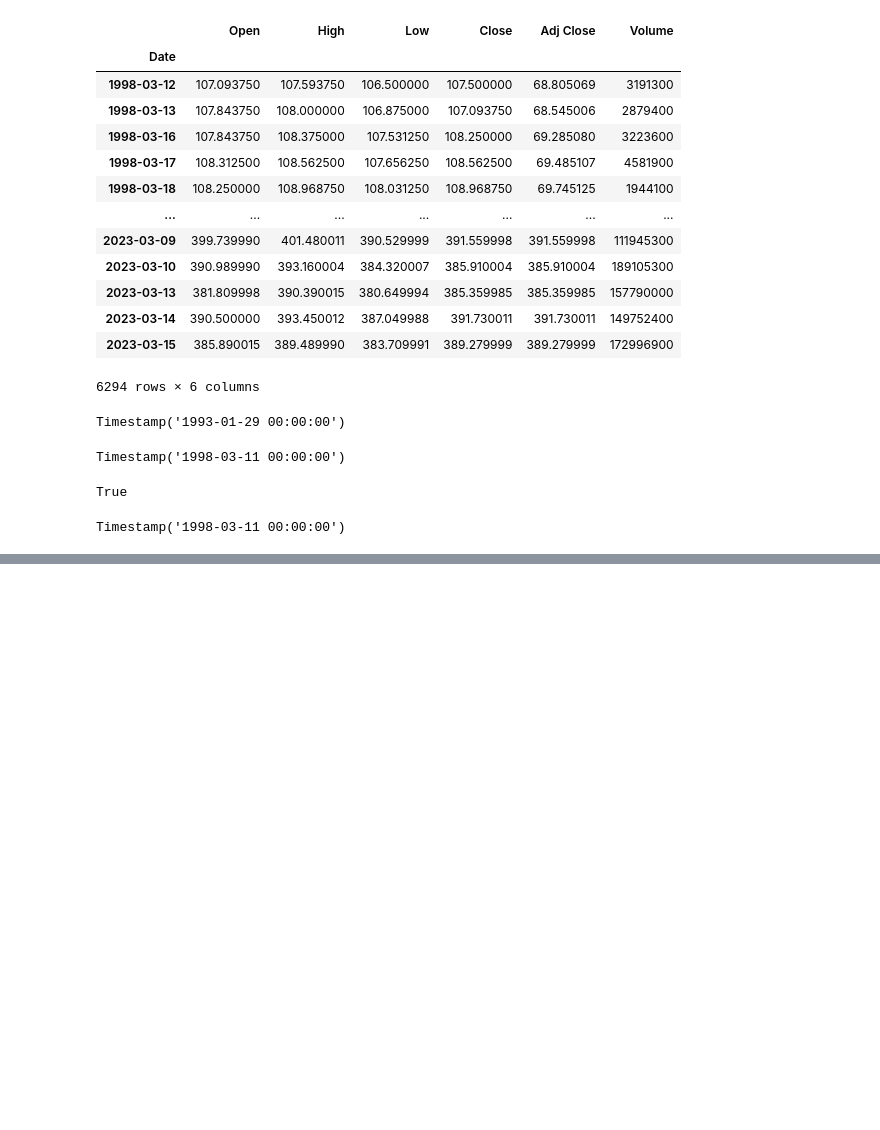
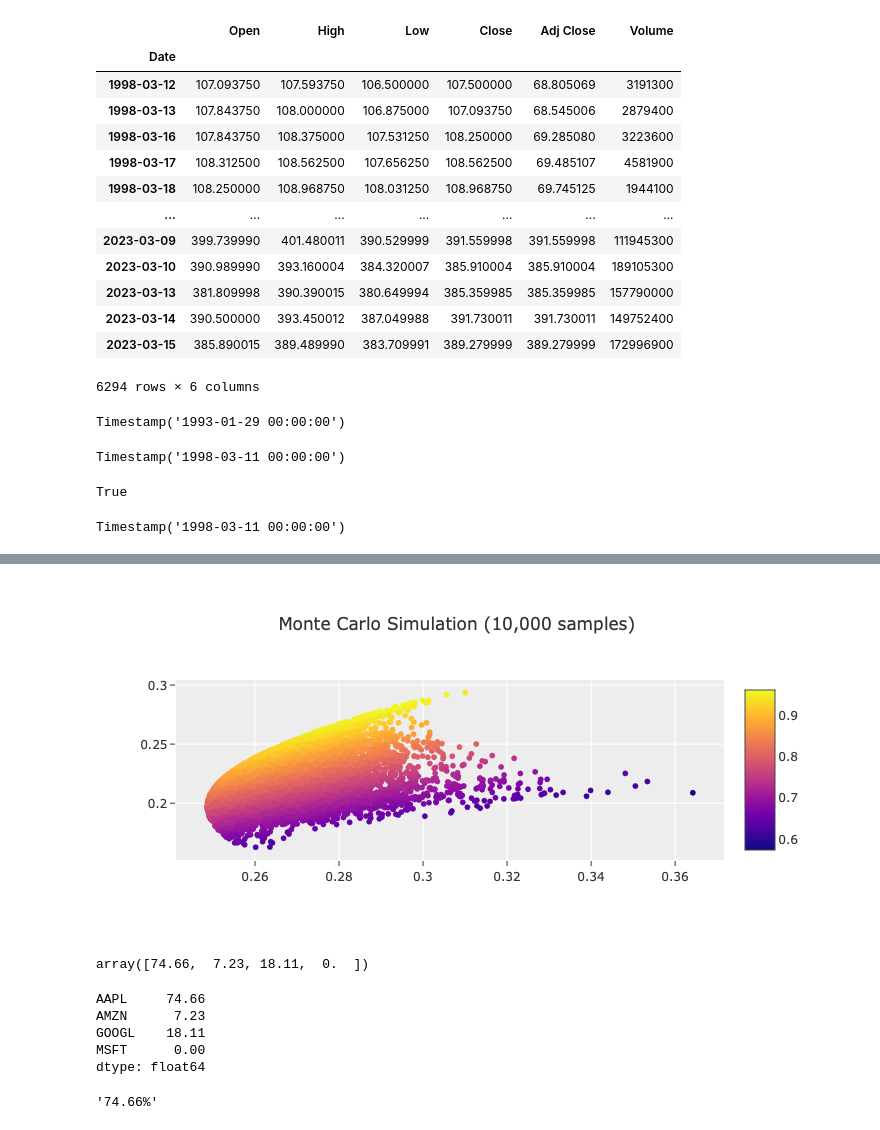
Before and after one commit to pot8osince98/myproject, a Jupyter notebook: myportfolio/projects/Notebooks/stocks_dash.ipynb, the cells around one changed output, grey strips where cells are left out. Drawn from its saved outputs; the diff is of its cells as text; code cells hidden in the pictures; blank space fills up the shorter version.

```diff
--- a/myportfolio/projects/Notebooks/stocks_dash.ipynb
+++ b/myportfolio/projects/Notebooks/stocks_dash.ipynb
@@ -101,0 +280,11 @@ Timestamp('1998-03-11 00:00:00')
+# %%
+fig = go.Figure()
+fig.add_trace(go.Scatter(x=mc_portfolio_vol,y=mc_portfolio_returns,mode='markers',
+                         marker=dict(color=mc_sr,colorscale='Plasma',showscale=True)))
+fig.update_layout(title='Monte Carlo Simulation (10,000 samples)',template='ggplot2')
+# %% [output]
+[figure, added]
+# %%
+opt_weight
+# %% [output]
+array([74.66,  7.23, 18.11,  0.  ])
@@ -101,0 +298,12 @@ Timestamp('1998-03-11 00:00:00')
+# %%
+optimal_weights
+# %% [output]
+AAPL     74.66
+AMZN      7.23
+GOOGL    18.11
+MSFT      0.00
+dtype: float64
+# %%
+str(optimal_weights.iloc[0])+'%'
+# %% [output]
+'74.66%'
```
Also changed, not shown: parts of 38 cells of this notebook, 3 other files.
